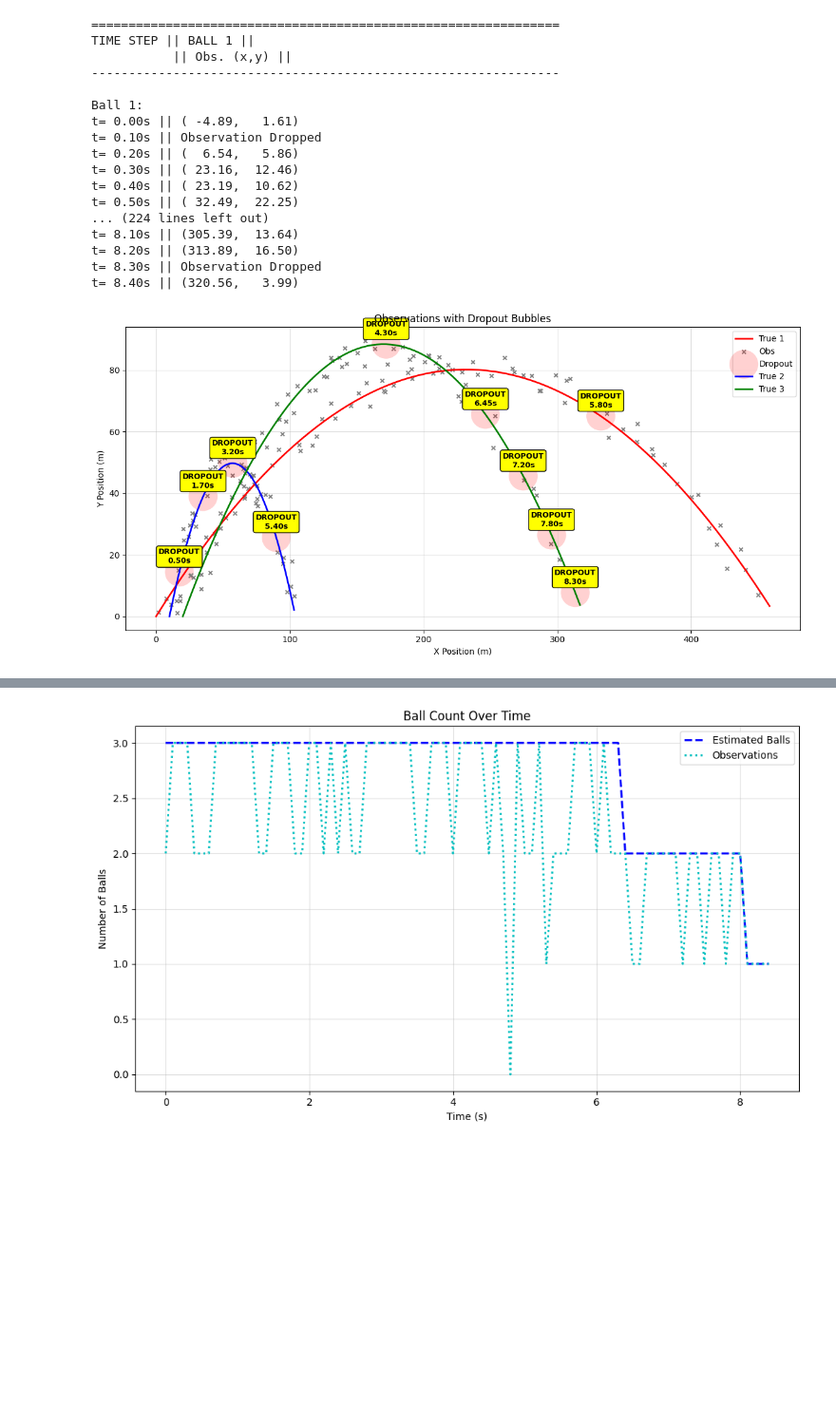
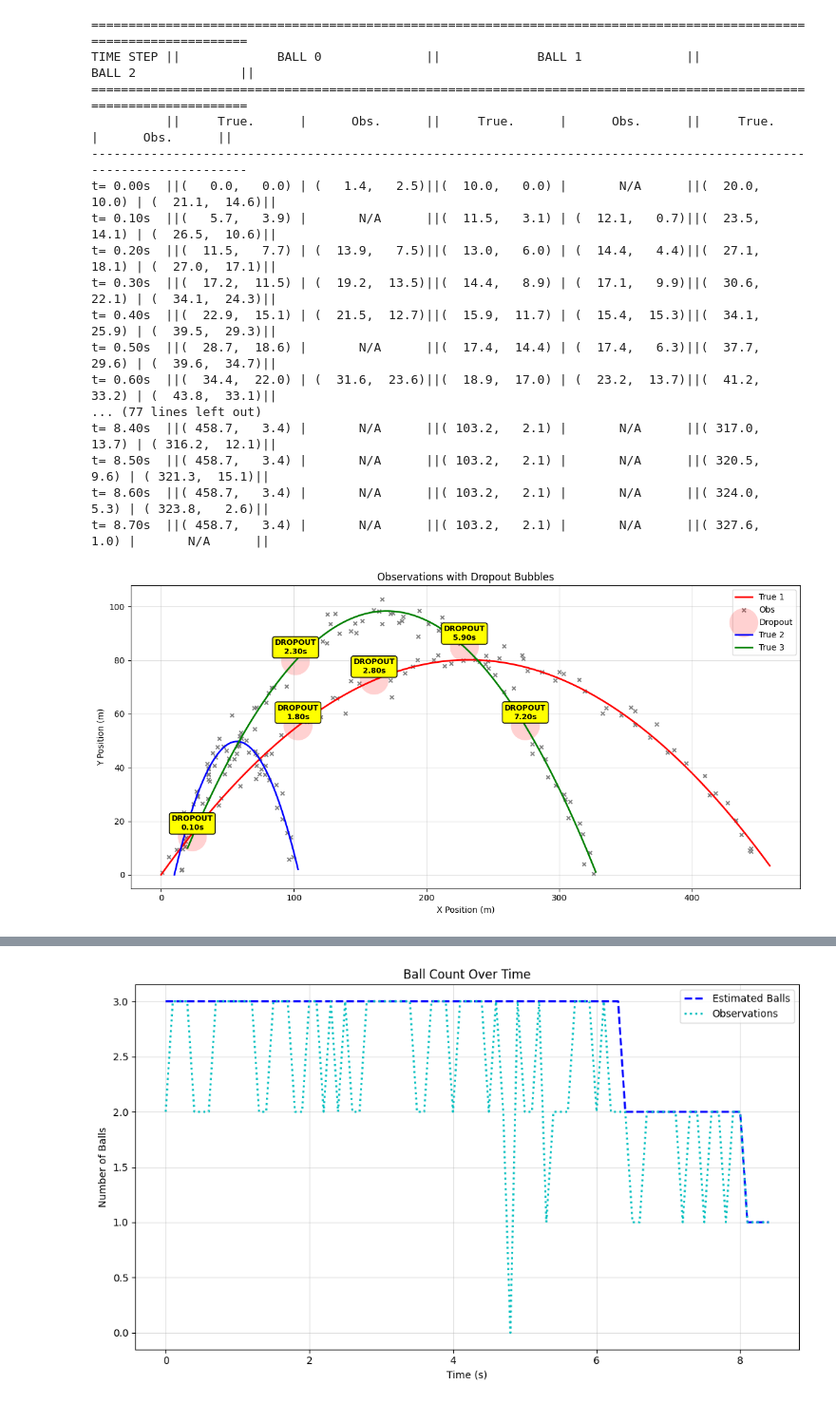
Before and after one commit to DamianJack/ball-tracking-particle-filter, a Jupyter notebook: src/ball_tracking.ipynb, the cells around one changed output, grey strips where cells are left out. Shown at 95% size. Saved outputs shown, nothing was run; the diff lists cells and outputs as text; code cells hidden in the pictures; blank space fills up the shorter version.

```diff
--- a/src/ball_tracking.ipynb
+++ b/src/ball_tracking.ipynb
@@ -40,14 +40,13 @@ SAMPLE_SETS = {
         4: [  # Fast vs slow, different heights
             {"initial_position": [0,  0], "speed": 70, "angle_degrees": 35},
             {"initial_position": [10, 0], "speed": 35, "angle_degrees": 65},
-            {"initial_position": [20, 0], "speed": 55, "angle_degrees": 50},
+            {"initial_position": [20, 10], "speed": 55, "angle_degrees": 50},
         ],
     }
 
-SAMPLE = 4
+SAMPLE   = 4
 launches = SAMPLE_SETS[SAMPLE]
-DT           = 0.1
-
+DT       = 0.1
 
 trajectories = simulate_n_balls(launches, dt=DT)
 for i, traj in enumerate(trajectories):
@@ -80,46 +79,53 @@ t= 8.40s || (316.97,   3.70)
 # %%
 #BallObservation
-
+N_BALLS      = len(launches)
 NOISE_STDDEV = 3.0
 DROPOUT_PROB = 0.15
 observers     = [BallObservation(traj, noise_stddev=NOISE_STDDEV, dropout_prob=DROPOUT_PROB)
                      for traj in trajectories]
 obs_sequences = [obs.simulate_observations() for obs in observers]
-print("===============================================================")
-print("TIME STEP || BALL 1 ||")
-print("           || Obs. (x,y) ||")
-print("---------------------------------------------------------------")
+n_steps       = max(len(seq) for seq in obs_sequences)
 
-for i, obs in enumerate(observers):
-    print(f"\nBall {i + 1}:")
-    observations = obs.simulate_observations()
-    for t, position in observations:
-        if position is not None:
-            print(f"t={t:5.2f}s || ({position[0]:6.2f}, {position[1]:6.2f})")
-        else:
-            print(f"t={t:5.2f}s || Observation Dropped")
+_cw = 15
+print("=" * (10 + 2 + (N_BALLS * (_cw * 2 + 3 + 2))))
+print(f"{'TIME STEP':^10}||" + "".join(f"{'BALL '+str(b):^{_cw*2+3}}||" for b in range(N_BALLS)))
+print("=" * (10 + 2 + (N_BALLS * (_cw * 2 + 3 + 2))))
+print(f"{'':10}||" + "".join(f"{'True.':^{_cw}} | {'Obs.':^{_cw}}||" for b in range(N_BALLS)))
+print("-" * (10 + 2 + (N_BALLS * (_cw * 2 + 3 + 2))))
+
+fmt = lambda v: f"({v[0]:6.1f},{v[1]:6.1f})" if v is not None else f"{'N/A':^{_cw}}"
+
+for step_idx in range(n_steps):
+    t        = next(obs_sequences[b][step_idx][0] for b in range(N_BALLS) if step_idx < len(obs_sequences[b]))
+    obs_list = [obs_sequences[b][step_idx][1] if step_idx < len(obs_sequences[b]) else None for b in range(N_BALLS)]
+    true_pos = [trajectories[b][min(step_idx, len(trajectories[b])-1)][1:3] for b in range(N_BALLS)]
+
+    print(f"t={t:5.2f}s  ||" + "".join(
+        f"{fmt(true_pos[b])} | {fmt(obs_list[b])}||"
+        for b in range(N_BALLS)))
+
 
 plotter = BallObservationPlot(trajectories, noise_stddev=3.0, dropout_prob=0.2)
 plotter.visualize()
 # %% [output]
-===============================================================
-TIME STEP || BALL 1 ||
-           || Obs. (x,y) ||
----------------------------------------------------------------
-
-Ball 1:
-t= 0.00s || ( -4.89,   1.61)
-t= 0.10s || Observation Dropped
-t= 0.20s || (  6.54,   5.86)
-t= 0.30s || ( 23.16,  12.46)
-t= 0.40s || ( 23.19,  10.62)
-t= 0.50s || ( 32.49,  22.25)
-... (224 lines left out)
-t= 8.10s || (305.39,  13.64)
-t= 8.20s || (313.89,  16.50)
-t= 8.30s || Observation Dropped
-t= 8.40s || (320.56,   3.99)
+=====================================================================================================================
+TIME STEP ||             BALL 0              ||             BALL 1              ||             BALL 2              ||
+=====================================================================================================================
+          ||     True.      |      Obs.      ||     True.      |      Obs.      ||     True.      |      Obs.      ||
+---------------------------------------------------------------------------------------------------------------------
+t= 0.00s  ||(   0.0,   0.0) | (   1.4,   2.5)||(  10.0,   0.0) |       N/A      ||(  20.0,  10.0) | (  21.1,  14.6)||
+t= 0.10s  ||(   5.7,   3.9) |       N/A      ||(  11.5,   3.1) | (  12.1,   0.7)||(  23.5,  14.1) | (  26.5,  10.6)||
+t= 0.20s  ||(  11.5,   7.7) | (  13.9,   7.5)||(  13.0,   6.0) | (  14.4,   4.4)||(  27.1,  18.1) | (  27.0,  17.1)||
+t= 0.30s  ||(  17.2,  11.5) | (  19.2,  13.5)||(  14.4,   8.9) | (  17.1,   9.9)||(  30.6,  22.1) | (  34.1,  24.3)||
+t= 0.40s  ||(  22.9,  15.1) | (  21.5,  12.7)||(  15.9,  11.7) | (  15.4,  15.3)||(  34.1,  25.9) | (  39.5,  29.3)||
+t= 0.50s  ||(  28.7,  18.6) |       N/A      ||(  17.4,  14.4) | (  17.4,   6.3)||(  37.7,  29.6) | (  39.6,  34.7)||
+t= 0.60s  ||(  34.4,  22.0) | (  31.6,  23.6)||(  18.9,  17.0) | (  23.2,  13.7)||(  41.2,  33.2) | (  43.8,  33.1)||
+... (77 lines left out)
+t= 8.40s  ||( 458.7,   3.4) |       N/A      ||( 103.2,   2.1) |       N/A      ||( 317.0,  13.7) | ( 316.2,  12.1)||
+t= 8.50s  ||( 458.7,   3.4) |       N/A      ||( 103.2,   2.1) |       N/A      ||( 320.5,   9.6) | ( 321.3,  15.1)||
+t= 8.60s  ||( 458.7,   3.4) |       N/A      ||( 103.2,   2.1) |       N/A      ||( 324.0,   5.3) | ( 323.8,   2.6)||
+t= 8.70s  ||( 458.7,   3.4) |       N/A      ||( 103.2,   2.1) |       N/A      ||( 327.6,   1.0) |       N/A      ||
-[figure, old version]
+[figure, new version]
 # %%
 def assign_estimates(est: np.ndarray, true_positions: list) -> np.ndarray:
 
```
Also changed, not shown: parts of 2 cells of this notebook.
